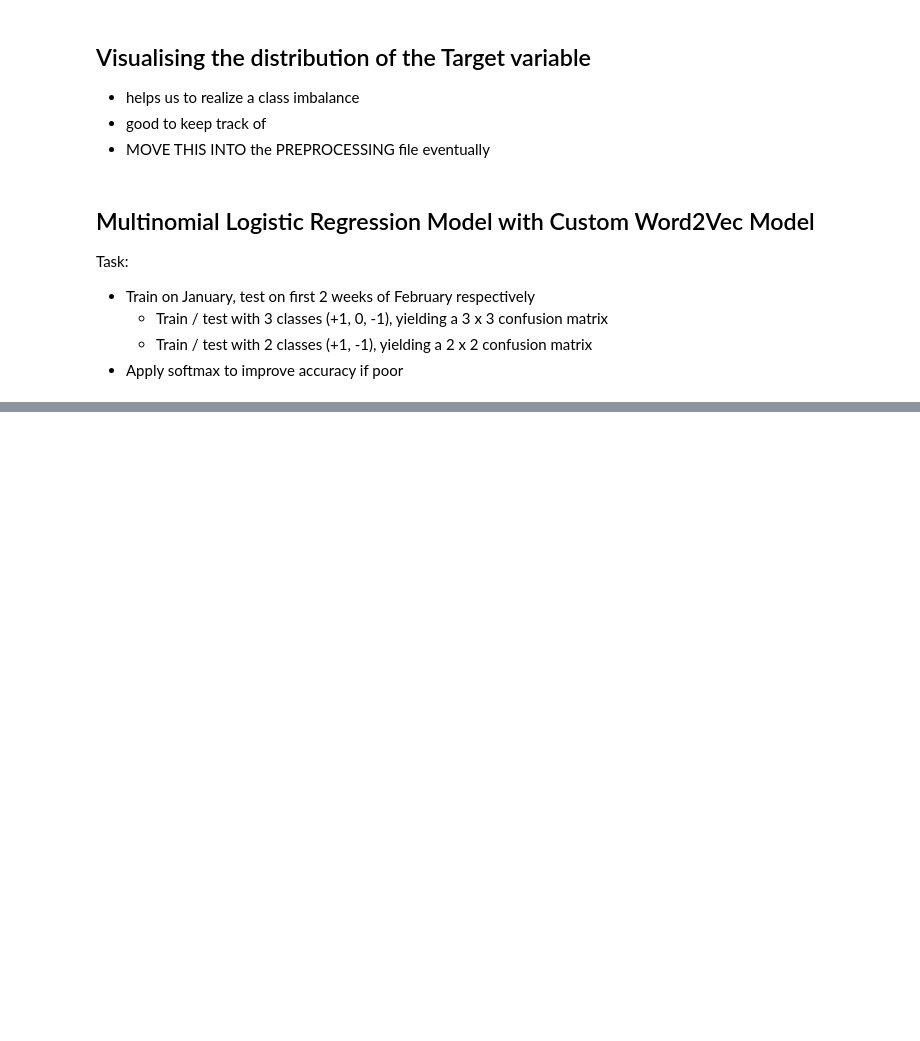
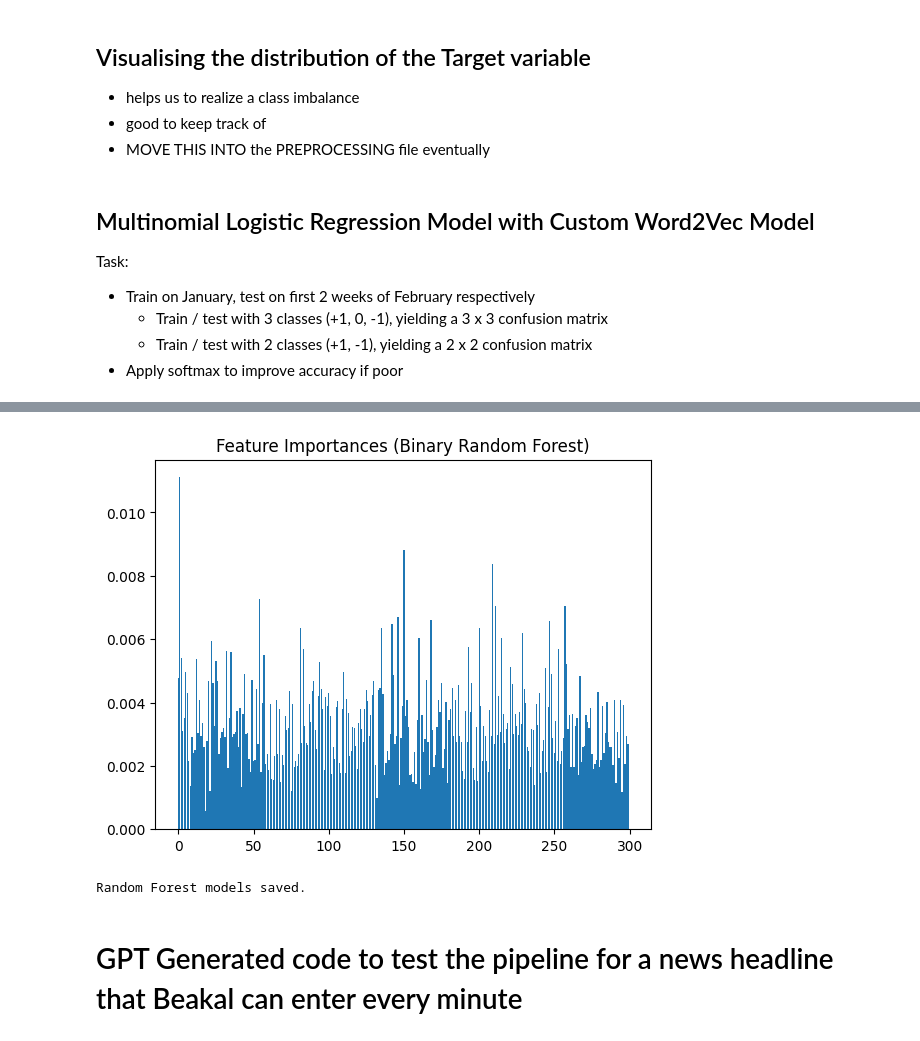
Before and after one commit to CZ-ZL/FX-Market-Sentiment-Analysis, a Jupyter notebook: notebooks/pipeline.ipynb, the cells around one changed output, grey strips where cells are left out. Saved outputs shown, nothing was run; the diff lists cells and outputs as text; code cells hidden in the pictures; blank space fills up the shorter version.

```diff
--- a/notebooks/pipeline.ipynb
+++ b/notebooks/pipeline.ipynb
@@ -234,0 +266,5 @@ plt.show()
+# %%
+# Train Random Forest for binary classification
+clf_bin = RandomForestClassifier(n_estimators=100, random_state=42, class_weight="balanced")
+clf_bin.fit(X_train_bin, y_train_bin)
+print("Binary Random Forest model trained.")
@@ -234,0 +352,27 @@ plt.show()
+# %%
+#  feature importances from the model for binary class stuff
+feature_importances_bin = clf_bin.feature_importances_
+
+# plot feature importances for binary class stuff
+plt.bar(range(len(feature_importances_bin)), feature_importances_bin)
+plt.title("Feature Importances (Binary Random Forest)")
+plt.savefig("results/binary_feature_importances.png")
+plt.show()
+# %% [output]
+[figure, added]
+# %%
+import pickle
+
+# Save multi-class model
+with open("models/multiclass_random_forest.pkl", "wb") as f:
+    pickle.dump(clf_mc, f)
+
+# Save binary model
+with open("models/binary_random_forest.pkl", "wb") as f:
+    pickle.dump(clf_bin, f)
+
+print("Random Forest models saved.")
+# %% [output]
+Random Forest models saved.
+# %% [markdown]
+# GPT Generated code to test the pipeline for a news headline that Beakal can enter every minute
```
Also changed, not shown: parts of 19 cells of this notebook, 2 other files.
